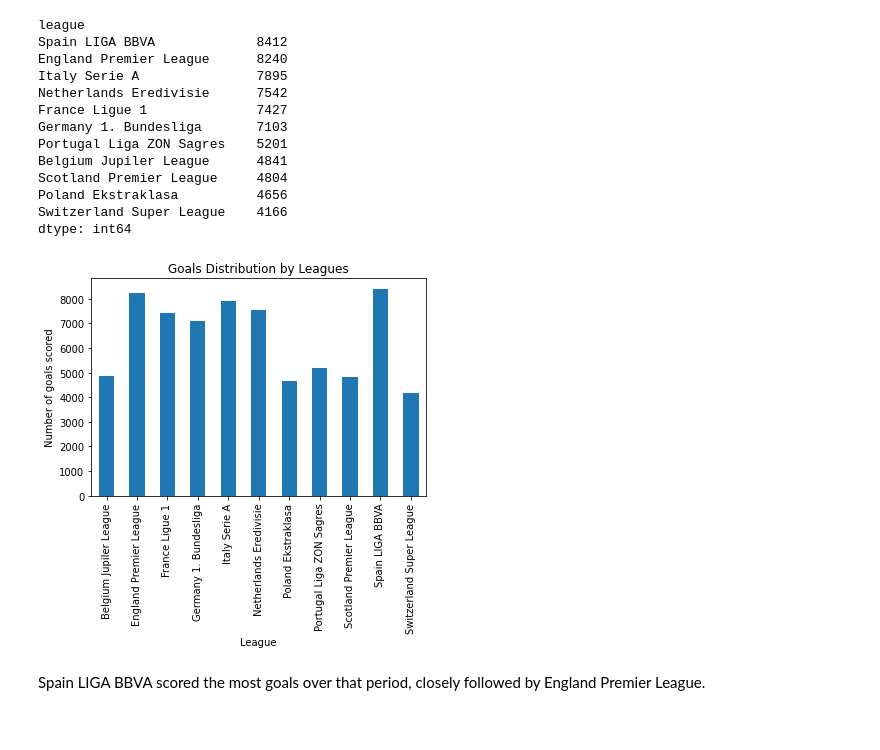
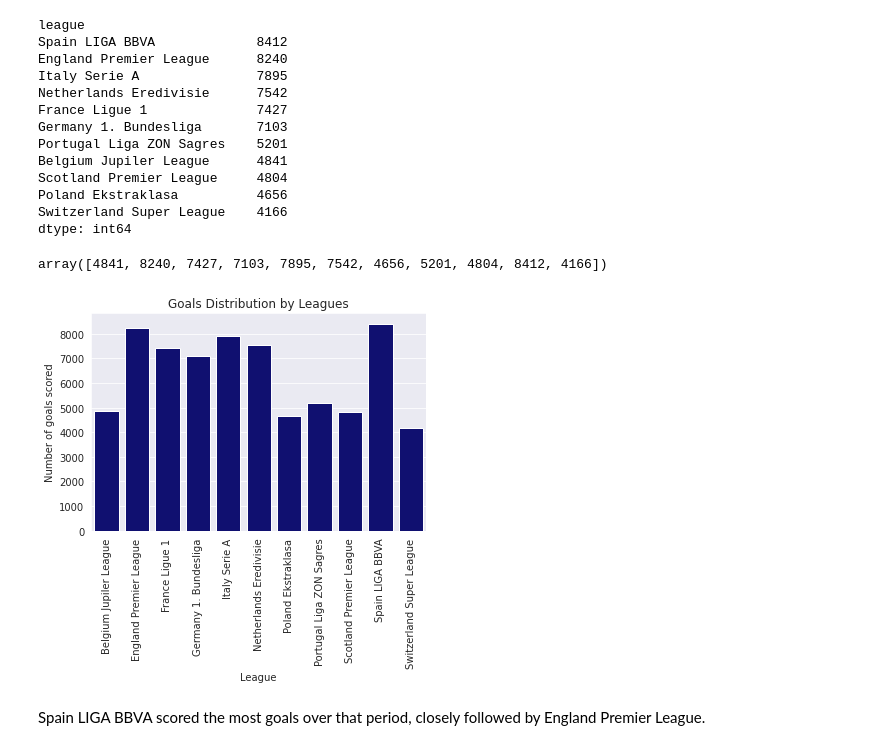
Before and after one commit to DaveOkpare/european-soccer-analysis, a Jupyter notebook: Investigate_a_Dataset.ipynb, the cells around one changed output. Drawn from its saved outputs; the diff is of its cells as text; code cells hidden in the pictures.

```diff
--- a/Investigate_a_Dataset.ipynb
+++ b/Investigate_a_Dataset.ipynb
@@ -77,6 +65,7 @@ import matplotlib.pyplot as plt
 import seaborn as sns
 
 pd.set_option('display.max_columns', 500)
+sns.set_style('darkgrid')
 # %% [markdown]
 <a id='wrangling'></a>
 ## Data Wrangling
@@ -387 +393,8 @@ We will calculate the mean penalty attribute of each player. For the scores, we
+# %%
+# Groups the dataframe by sum
+def groupby_sum(data, x, y=None):
+    '''A function to pivot dataframe with sum()'''
+    if y is None:
+        return data.groupby(x).sum()
+    return data.groupby(x).sum()[y]
 # %%
@@ -480,7 +471,7 @@ for i, col in enumerate(related_attributes):
 ### Research Question 3: Which league have the most goal scored?
 We group the dataset by league and aggregate the home and away goals to find the total number of goals scored. The data will be plotted in a bar chart to have a clear visualization on the goal distribution by league.
 # %%
-league_goals = match_df.groupby(['league']).sum().sum(axis=1)
+league_goals = groupby_sum(match_df, 'league').sum(axis=1)
 league_goals.sort_values(ascending=False)
 # %% [output]
 league
@@ -496,13 +487,18 @@ Scotland Premier League     4804
 Poland Ekstraklasa          4656
 Switzerland Super League    4166
 dtype: int64
+# %%
+league_goals.values
+# %% [output]
+array([4841, 8240, 7427, 7103, 7895, 7542, 4656, 5201, 4804, 8412, 4166])
 # %%
-league_goals.plot(kind='bar')
+ax = sns.barplot(y=league_goals.values, x=league_goals.index, color='navy')
+ax.tick_params(axis='x', rotation=90)
 plt.title('Goals Distribution by Leagues')
 plt.ylabel('Number of goals scored')
 plt.xlabel('League');
 # %% [output]
-[figure, old version]
+[figure, new version]
 # %% [markdown]
 Spain LIGA BBVA scored the most goals over that period, closely followed by England Premier League.
 # %% [markdown]
```
Also changed, not shown: parts of 32 cells of this notebook.
